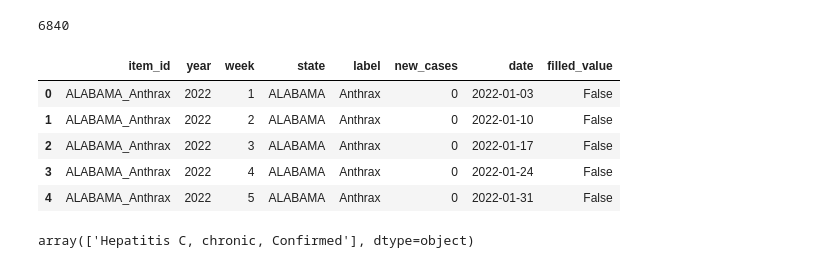
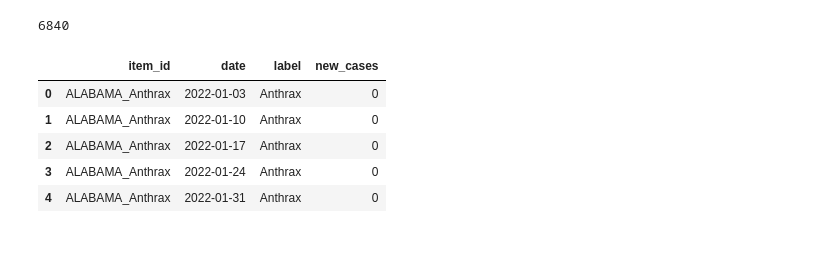
Before and after one commit to SloughJE/OUTBREAK, a Jupyter notebook: notebooks/1.0-JES-DeepAR-struggle.ipynb, the cells around one changed output. Saved outputs shown, nothing was run; the diff lists cells and outputs as text; code cells hidden in the pictures.

```diff
--- a/notebooks/1.0-JES-DeepAR-struggle.ipynb
+++ b/notebooks/1.0-JES-DeepAR-struggle.ipynb
@@ -191,18 +129,9 @@ def year_week_to_date(year, week):
 df['date'] = df.apply(lambda row: year_week_to_date(int(row['year']), int(row['week'])), axis=1)
 # %%
 df['new_cases'] = df.new_cases.astype(int)
-# %%
-df.head()
-# %% [output]
-|  | item_id | year | week | state | label | new_cases | date | filled_value |
-| 0 | ALABAMA_Anthrax | 2022 | 1 | ALABAMA | Anthrax | 0 | 2022-01-03 | False |
-| 1 | ALABAMA_Anthrax | 2022 | 2 | ALABAMA | Anthrax | 0 | 2022-01-10 | False |
-| 2 | ALABAMA_Anthrax | 2022 | 3 | ALABAMA | Anthrax | 0 | 2022-01-17 | False |
-| 3 | ALABAMA_Anthrax | 2022 | 4 | ALABAMA | Anthrax | 0 | 2022-01-24 | False |
-| 4 | ALABAMA_Anthrax | 2022 | 5 | ALABAMA | Anthrax | 0 | 2022-01-31 | False |
-# %%
-df[df.item_id=='WYOMING_Hepatitis C, chronic, Confirmed'].label.unique()
-# %% [output]
-array(['Hepatitis C, chronic, Confirmed'], dtype=object)
+# %%
+# fill in the state and label for the inserted rows if needed later
+df['state'] = df.groupby('item_id')['state'].ffill().bfill()
+df['label'] = df.groupby('item_id')['label'].ffill().bfill()
 # %%
 df_mod = df[['item_id','date','label','new_cases']]
@@ -212,3 +138,12 @@ df_mod = df[['item_id','date','label','new_cases']]
+# %%
+df_mod.head()
+# %% [output]
+|  | item_id | date | label | new_cases |
+| 0 | ALABAMA_Anthrax | 2022-01-03 | Anthrax | 0 |
+| 1 | ALABAMA_Anthrax | 2022-01-10 | Anthrax | 0 |
+| 2 | ALABAMA_Anthrax | 2022-01-17 | Anthrax | 0 |
+| 3 | ALABAMA_Anthrax | 2022-01-24 | Anthrax | 0 |
+| 4 | ALABAMA_Anthrax | 2022-01-31 | Anthrax | 0 |
 # %%
 # Setting the cut-off date for the train-test split
 # For example, if you want the last 4 weeks as your test set:
```
Also changed, not shown: parts of 56 cells of this notebook.
